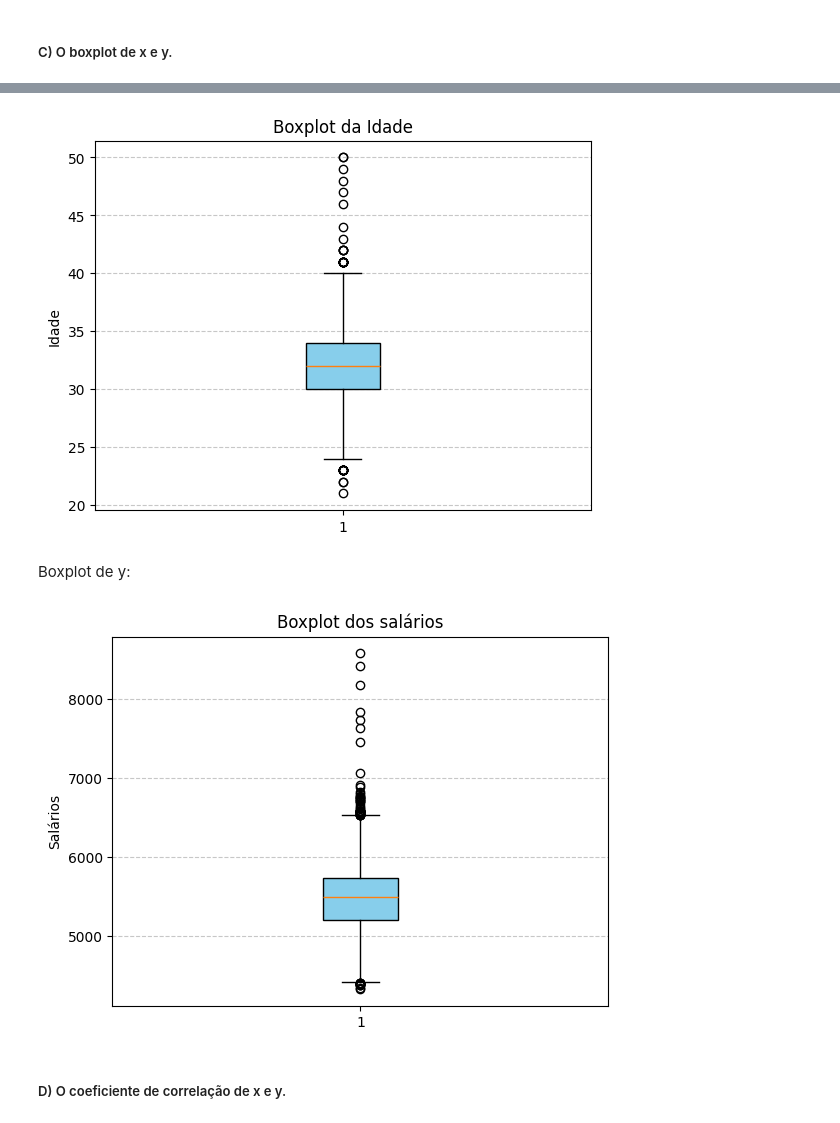
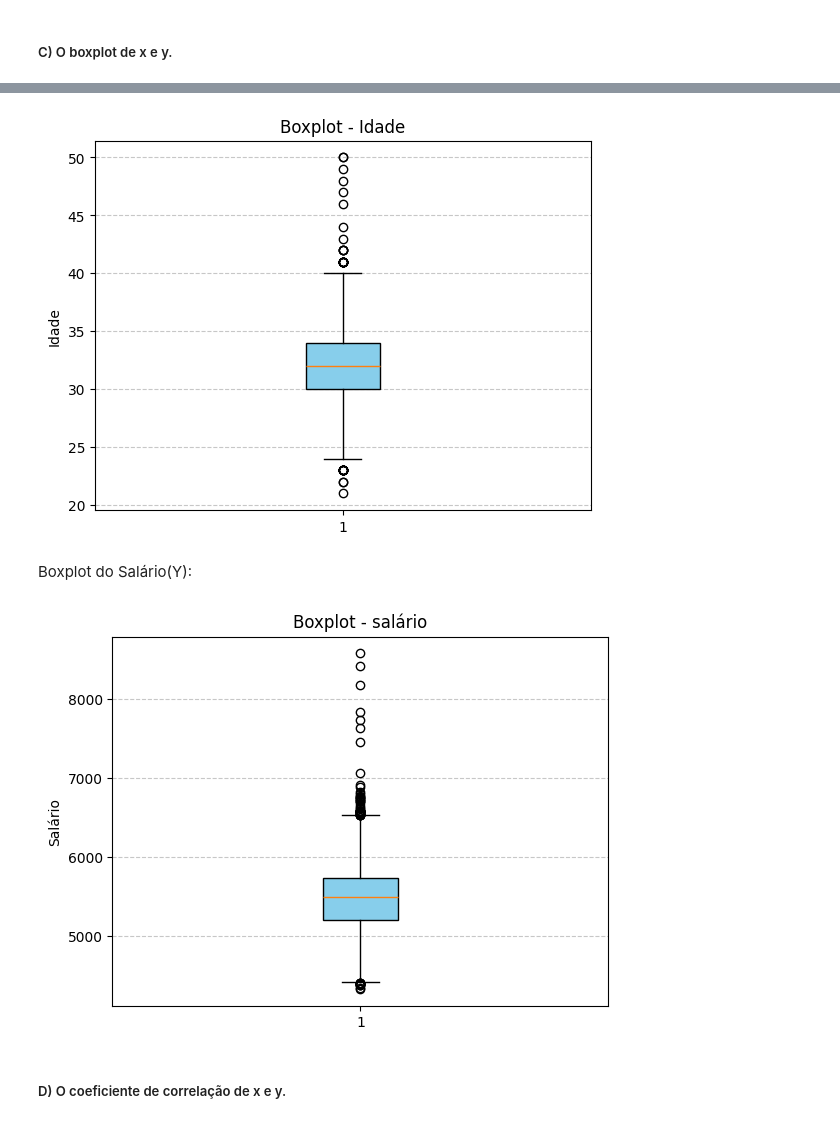
Before and after one commit to wallace0003/projeto_probabilidade_e_estatistica, a Jupyter notebook: src/notebooks/eda.ipynb, the cells around one changed output, grey strips where cells are left out. Saved outputs shown, nothing was run; the diff lists cells and outputs as text; code cells hidden in the pictures.

```diff
--- a/src/notebooks/eda.ipynb
+++ b/src/notebooks/eda.ipynb
@@ -149,25 +149,25 @@ Boxplot de x:
 # %%
 import matplotlib.pyplot as plt
 
 plt.boxplot(df["Idade"], vert=True, patch_artist=True, boxprops=dict(facecolor='skyblue'))
-plt.title("Boxplot da Idade")
+plt.title("Boxplot - Idade")
 plt.ylabel("Idade")
 plt.grid(axis='y', linestyle='--', alpha=0.7)
 plt.show()
 # %% [output]
-[figure, old version]
+[figure, new version]
-# %% [markdown]
-Boxplot de y:
+# %% [markdown]
+Boxplot do Salário(Y):
 # %%
 import matplotlib.pyplot as plt
 
 plt.boxplot(df["Salario"], vert=True, patch_artist=True, boxprops=dict(facecolor='skyblue'))
-plt.title("Boxplot dos salários")
-plt.ylabel("Salários")
+plt.title("Boxplot - salário")
+plt.ylabel("Salário")
 plt.grid(axis='y', linestyle='--', alpha=0.7)
 plt.show()
 # %% [output]
-[figure, old version]
+[figure, new version]
 # %% [markdown]
 ##### D) O coeficiente de correlação de x e y.
 # %%
```
Also changed, not shown: parts of 13 cells of this notebook, 2 other files.
